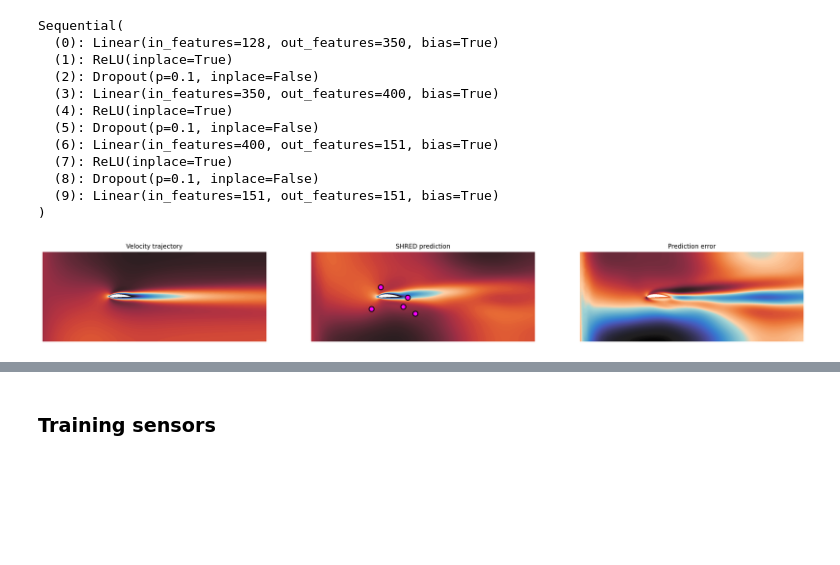
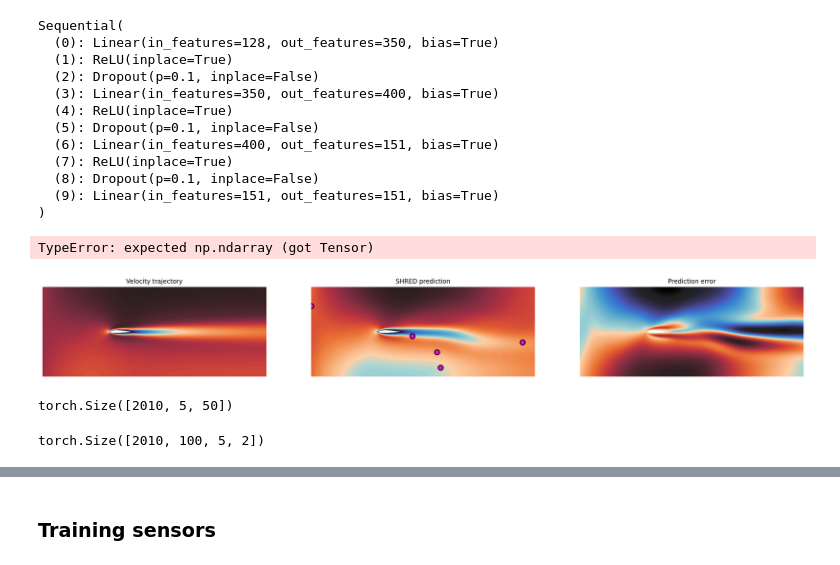
Before and after one commit to adrianoracano/mySHRED, a Jupyter notebook: my_SHRED-ROM/mySHRED.ipynb, the cells around one changed output, grey strips where cells are left out. Saved outputs shown, nothing was run; the diff lists cells and outputs as text; code cells hidden in the pictures; blank space fills up the shorter version.

```diff
--- a/my_SHRED-ROM/mySHRED.ipynb
+++ b/my_SHRED-ROM/mySHRED.ipynb
@@ -1045,8 +1045,8 @@ MU.shape
 (200, 201, 5)
 # %%
 # # Salvo solo metà del dataset
-id_constant = np.random.randint(low = 0, high = 100, size = 40)
-id_timedep = np.random.randint(low = 100, high = 200, size = 40)
+id_constant = np.random.randint(low = 0, high = 100, size = 100)
+id_timedep = np.random.randint(low = 100, high = 200, size = 100)
 # %%
 ids = id_constant.tolist() + id_timedep.tolist()
 # ids
@@ -2089,7 +2070,7 @@ model = SHREDagnostic(coord_dim=coord_dim,
               hidden_size=64,
               lstm_layers=2,
               decoder_sizes=[350, 400, train_out.shape[1]],
-              dropout=0.1).to(device)
+              dropout=0.1)
 
 # Training loop
 def fit_agnostic(model, train_loader, valid_loader=None, epochs=100, lr=1e-3, loss_fun=torch.nn.MSELoss(), loss_output=mre):
@@ -2129,5 +2110,11 @@ Sequential(
   (8): Dropout(p=0.1, inplace=False)
   (9): Linear(in_features=151, out_features=151, bias=True)
 )
+# %%
+# if torch.cuda.device_count() > 1:
+#     print(f"Using {torch.cuda.device_count()} GPUs")
+#     model = torch.nn.DataParallel(model)
+
+model = model.to(device)
 # %%
 # Run training
@@ -2160,6 +2156,8 @@ Vtest_POD = model(test_hist[:N_test].to(device), sensor_coords_exp_test[:N_test]
 # %%
 Wx = torch.from_numpy(Wx)
 Wy = torch.from_numpy(Wy)
+# %% [output]
+TypeError: expected np.ndarray (got Tensor)
 # %%
 Vxtest_hat = torch.from_numpy(scalerVx.inverse_transform(Vtest_POD.detach().cpu().numpy()[:,:kvelocity//2])).to(torch.float32) @ Wx
 Vytest_hat = torch.from_numpy(scalerVy.inverse_transform(Vtest_POD.detach().cpu().numpy()[:,kvelocity//2:])).to(torch.float32) @ Wy
@@ -2175,28 +2173,36 @@ sensors_coords_test = XY[np.arange(ntrajectories)[:, None], indices][idx_test]
 # %%
 # FOM vs POD RECONSTRUCTION (PLOTS)
 
 from utils.processdata import trajectories_with_sensors
 
-whichtrajectory = 2
+whichtrajectory = 4
 whichtimes = np.arange(0, 200, 10)
 
 plotlist = [Vtest[whichtrajectory, whichtimes], Vtest_hat[whichtrajectory, whichtimes], Vtest[whichtrajectory, whichtimes] - Vtest_hat.numpy()[whichtrajectory, whichtimes]]
 params_geo = MUtest[whichtrajectory, 0, 2:]
 
 plotlist = [Vtest[whichtrajectory, whichtimes], Vtest_hat[whichtrajectory, whichtimes], Vtest[whichtrajectory, whichtimes] - Vtest_hat.numpy()[whichtrajectory, whichtimes]]
 
 
 # redefine plot_v on new triang
 _, triang = update_coords_and_triang(params_geo)
 def plot_v(v, triang = triang):
     plt.tricontourf(triang, v, cmap = cmap, levels = 200)
     plt.gca().set_aspect("equal")
     add_zoom(zoom = 1.3)
 
 vmin = min(np.abs(plotlist[i]).min() for i in range(len(plotlist)))
 vmax = max(np.abs(plotlist[i]).max() for i in range(len(plotlist)))
 
-trajectories_with_sensors(plotlist, plot_v, indices[idx_test][:4][whichtrajectory], sensors_coords_test[:4][whichtrajectory], titles = ("Velocity trajectory", "SHRED prediction", "Prediction error"), figsize = (10, 5), vertical = False, save = True)
+trajectories_with_sensors(plotlist, plot_v, indices[idx_test][whichtrajectory], sensors_coords_test[whichtrajectory], titles = ("Velocity trajectory", "SHRED prediction", "Prediction error"), figsize = (10, 5), vertical = False, save = True)
 # trajectories_with_sensors(plotlist, plot_v, idx_sensors, sensors_coords_test[:4][whichtrajectory].detach().cpu().numpy(), titles = ("Velocity trajectory", "SHRED prediction", "Prediction error"), figsize = (10, 5), vertical = False, save = True)
 # %% [output]
-[figure, old version]
+[figure, new version]
+# %%
+test_hist.shape
+# %% [output]
+torch.Size([2010, 5, 50])
+# %%
+sensor_coords_exp_test.shape
+# %% [output]
+torch.Size([2010, 100, 5, 2])
```
Also changed, not shown: parts of 21 cells of this notebook, 1 other file.
